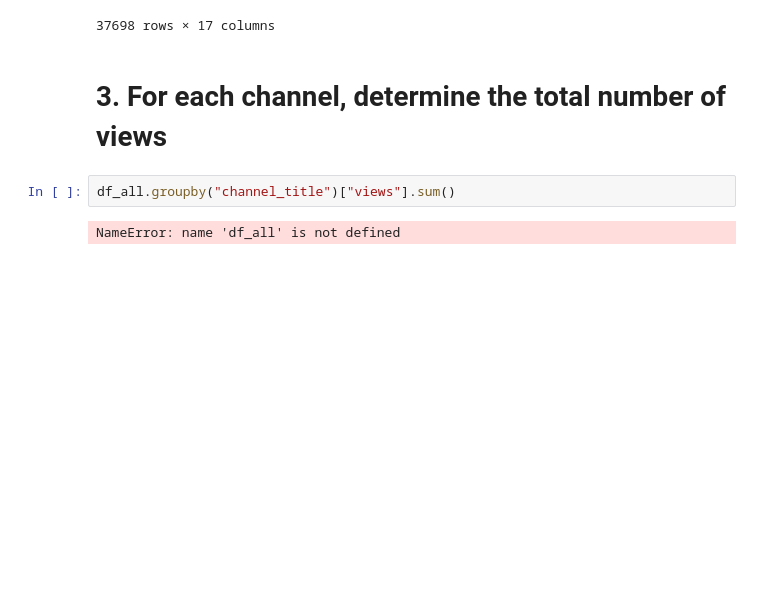
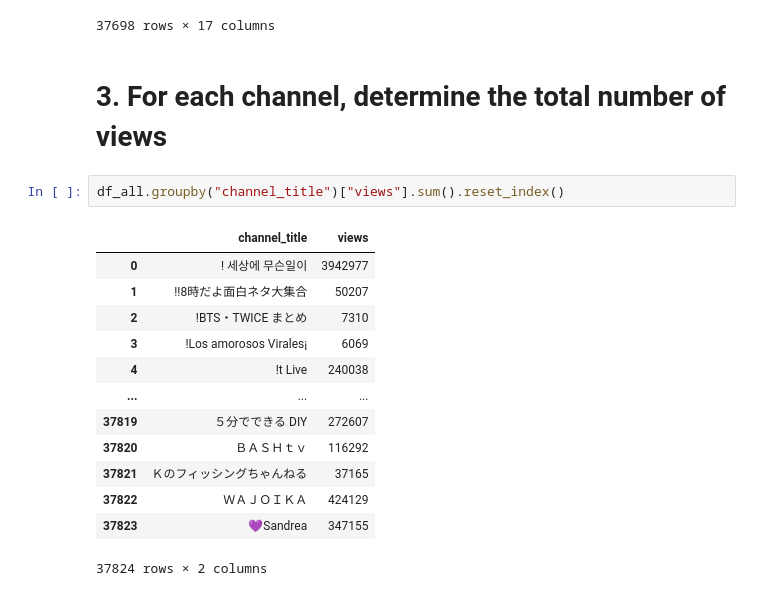
Before and after one commit to KevinDex3/Foundations-ComputerScience-Project, a Jupyter notebook: TrendingYoutube.ipynb, the cells around one changed output. Cells and saved outputs as stored; diff of their text form; blank space fills up the shorter version.

```diff
--- a/TrendingYoutube.ipynb
+++ b/TrendingYoutube.ipynb
@@ -87,6 +87,18 @@ no_tags
 # %% [markdown]
 # 3. For each channel, determine the total number of views
 # %%
-df_all.groupby("channel_title")["views"].sum()
+df_all.groupby("channel_title")["views"].sum().reset_index()
 # %% [output]
+|  | channel_title | views |
+| 0 | ! 세상에 무슨일이 | 3942977 |
+| 1 | !!8時だよ面白ネタ大集合 | 50207 |
+| 2 | !BTS・TWICE まとめ | 7310 |
+| 3 | !Los amorosos Virales¡ | 6069 |
+| 4 | !t Live | 240038 |
+| ... | ... | ... |
+| 37819 | ５分でできる DIY | 272607 |
+| 37820 | ＢＡＳＨｔｖ | 116292 |
+| 37821 | Ｋのフィッシングちゃんねる | 37165 |
+| 37822 | ＷＡＪＯＩＫＡ | 424129 |
+| 37823 | 💜Sandrea | 347155 |
-NameError: name 'df_all' is not defined
+37824 rows × 2 columns
```
Also changed, not shown: parts of 10 cells of this notebook.
